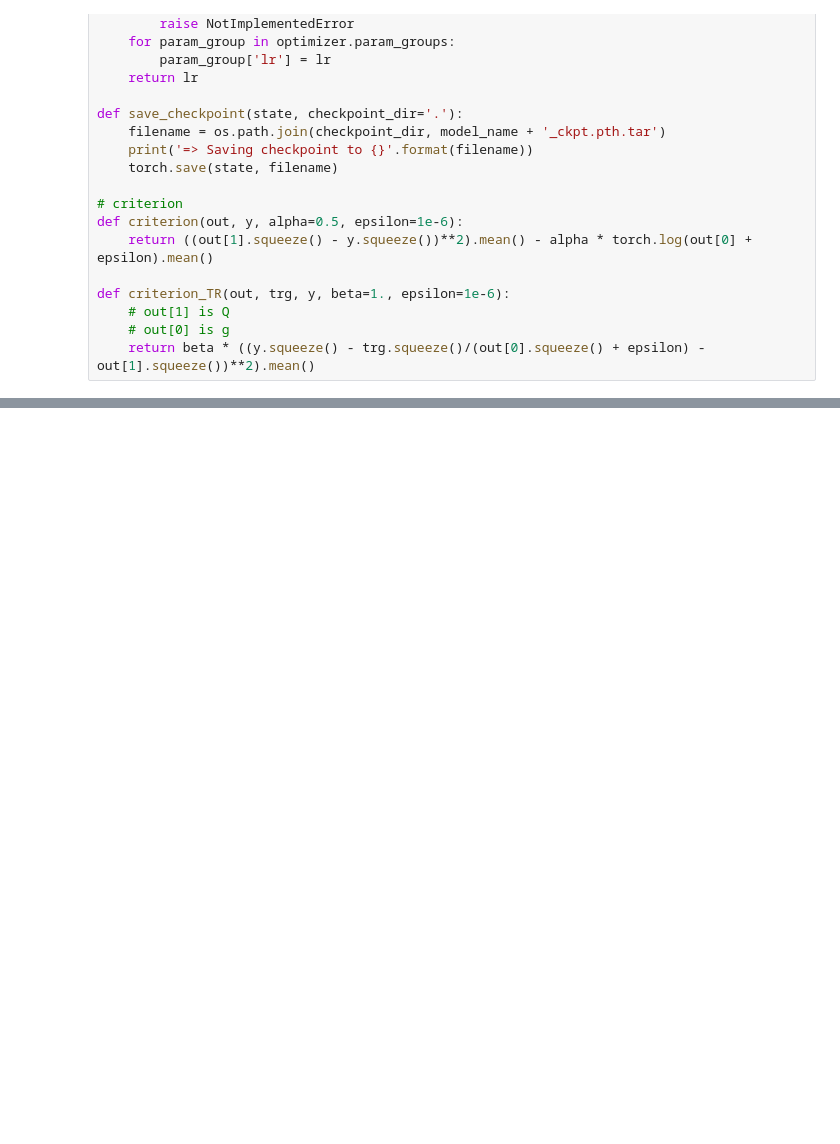
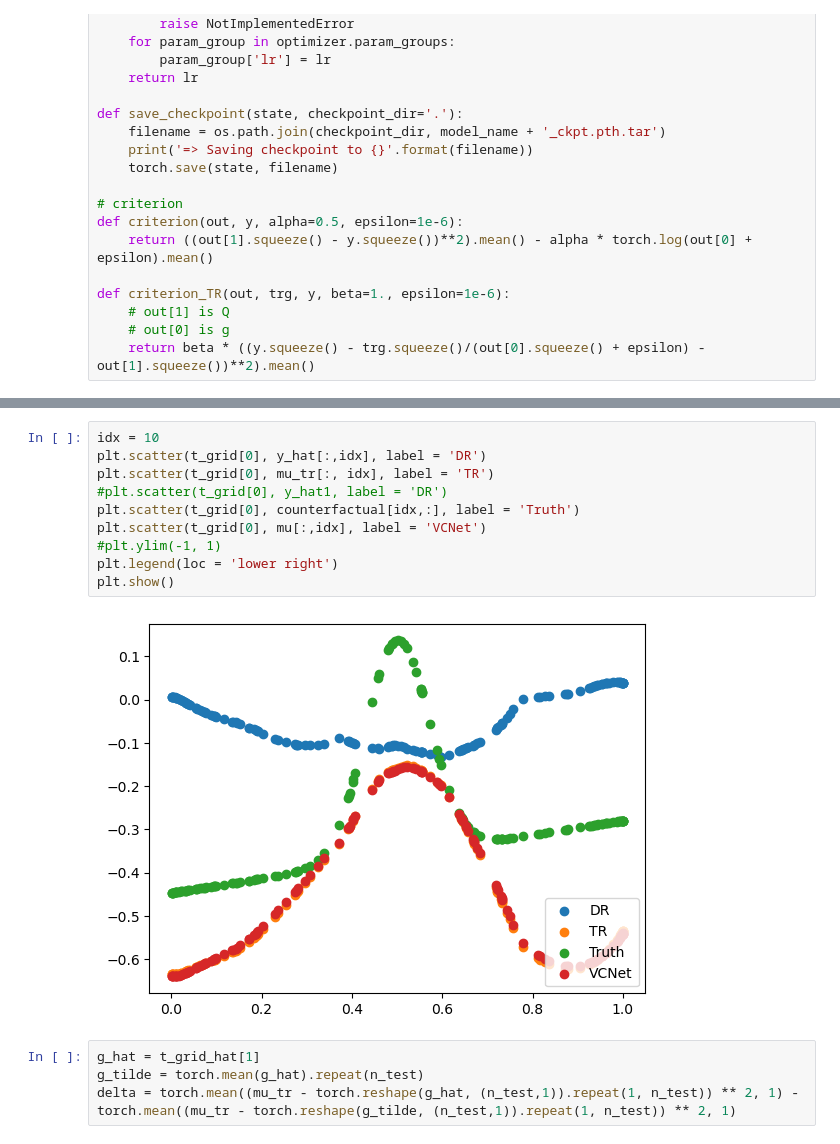
Before and after one commit to yanyuchen/causal_net_test, a Jupyter notebook: Untitled.ipynb, the cells around one changed output, grey strips where cells are left out. Drawn from its saved outputs; the diff is of its cells as text; blank space fills up the shorter version.

```diff
--- a/Untitled.ipynb
+++ b/Untitled.ipynb
@@ -360,0 +709,16 @@ p_value:  [1. 1. 1. 1. 1.]
+# %%
+idx = 10
+plt.scatter(t_grid[0], y_hat[:,idx], label = 'DR')
+plt.scatter(t_grid[0], mu_tr[:, idx], label = 'TR')
+#plt.scatter(t_grid[0], y_hat1, label = 'DR')
+plt.scatter(t_grid[0], counterfactual[idx,:], label = 'Truth')
+plt.scatter(t_grid[0], mu[:,idx], label = 'VCNet')
+#plt.ylim(-1, 1)
+plt.legend(loc = 'lower right')
+plt.show()
+# %% [output]
+[figure, added]
+# %%
+g_hat = t_grid_hat[1]
+g_tilde = torch.mean(g_hat).repeat(n_test)
+delta = torch.mean((mu_tr - torch.reshape(g_hat, (n_test,1)).repeat(1, n_test)) ** 2, 1) - torch.mean((mu_tr - torch.reshape(g_tilde, (n_test,1)).repeat(1, n_test)) ** 2, 1)
```
Also changed, not shown: parts of 45 cells of this notebook, 27 other files.
